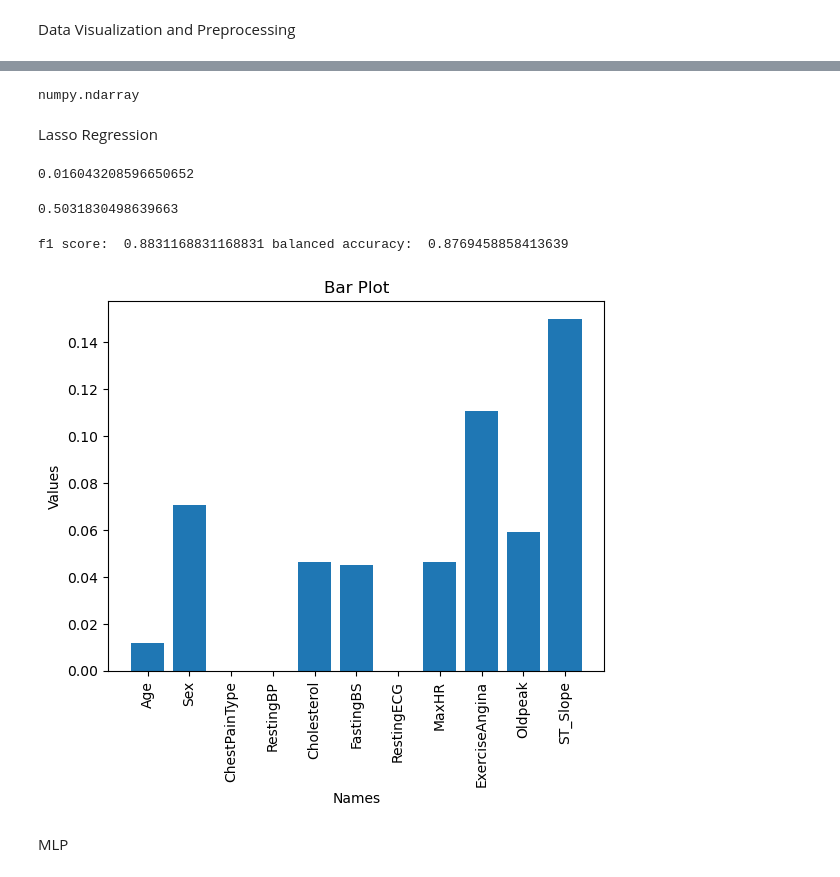
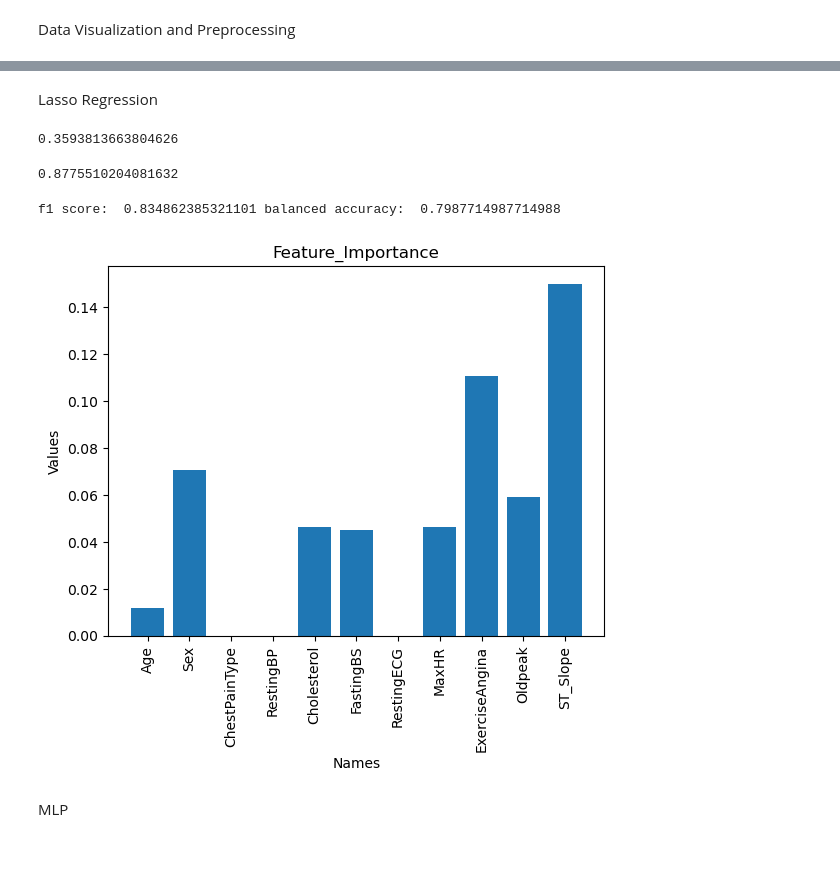
Before and after one commit to zytros/FS24, a Jupyter notebook: ML4HC/Project1/heart_failure.ipynb, the cells around one changed output, grey strips where cells are left out. Cells and saved outputs as stored; diff of their text form; code cells hidden in the pictures.

```diff
--- a/ML4HC/Project1/heart_failure.ipynb
+++ b/ML4HC/Project1/heart_failure.ipynb
@@ -16,4 +15,6 @@ Using `tqdm.autonotebook.tqdm` in notebook mode. Use `tqdm.tqdm` instead to forc
 [interactive output not drawn]
 # %%
-df = pd.read_csv('heart_failure/train_val_split.csv')
-df
+df_train_val = pd.read_csv('heart_failure/train_val_split.csv')
+df_test = pd.read_csv('heart_failure/test_split.csv')
+
+df = pd.concat([df_train_val, df_test], axis=0)
@@ -120,6 +208,21 @@ Data Visualization and Preprocessing
 # %%
+'''df_train_val['Sex'] = pd.factorize(df_train_val['Sex'])[0]
+df_train_val['ChestPainType'] = pd.factorize(df_train_val['ChestPainType'])[0]
+df_train_val['RestingECG'] = pd.factorize(df_train_val['RestingECG'])[0]
+df_train_val['ExerciseAngina'] = pd.factorize(df_train_val['ExerciseAngina'])[0]
+df_train_val['ST_Slope'] = pd.factorize(df_train_val['ST_Slope'])[0]
+
+df_test['Sex'] = pd.factorize(df_test['Sex'])[0]
+df_test['ChestPainType'] = pd.factorize(df_test['ChestPainType'])[0]
+df_test['RestingECG'] = pd.factorize(df_test['RestingECG'])[0]
+df_test['ExerciseAngina'] = pd.factorize(df_test['ExerciseAngina'])[0]
+df_test['ST_Slope'] = pd.factorize(df_test['ST_Slope'])[0]'''
+
 df['Sex'] = pd.factorize(df['Sex'])[0]
 df['ChestPainType'] = pd.factorize(df['ChestPainType'])[0]
 df['RestingECG'] = pd.factorize(df['RestingECG'])[0]
 df['ExerciseAngina'] = pd.factorize(df['ExerciseAngina'])[0]
 df['ST_Slope'] = pd.factorize(df['ST_Slope'])[0]
+
+df_train_val = df[:df_train_val.shape[0]]
+df_test = df[df_train_val.shape[0]:]
@@ -159,12 +229,12 @@ for col in categorical:
 # %%
-X = df.drop(columns=['HeartDisease']).values
-y = df['HeartDisease'].values
+X = df_train_val.drop(columns=['HeartDisease']).values
+X_test = df_test.drop(columns=['HeartDisease']).values
+y = df_train_val['HeartDisease'].values
+y_test = df_test['HeartDisease'].values
 X_st = standardize_data(X)
+X_test = standardize_data(X_test)
 #print(X_st)
-X_train, X_test, y_train, y_test = train_test_split(X_st, y, test_size=0.2, random_state=42)
-type(X_train)
+X_train, X_val, y_train, y_val = train_test_split(X_st, y, test_size=0.2, random_state=42)
-# %% [output]
-numpy.ndarray
 # %% [markdown]
 Lasso Regression
 # %%
@@ -172,22 +243,22 @@ reg = LassoCV(cv=5, random_state=0, max_iter=10000).fit(X_train, y_train)
-# %%
-reg.alpha_
-# %% [output]
-0.016043208596650652
-# %%
-reg.score(X_test, y_test)
-# %% [output]
-0.5031830498639663
+# %%
+logreg.C_[0]
+# %% [output]
+0.3593813663804626
+# %%
+logreg.score(X_val, y_val)
+# %% [output]
+0.8775510204081632
 # %%
-pred = reg.predict(X_test).round()
+pred = logreg.predict(X_test).round()
 f1Score = f1_score(y_test, pred)
 bAccuracy = balanced_accuracy_score(y_test, pred)
 print('f1 score: ', f1Score, 'balanced accuracy: ', bAccuracy)
 # %% [output]
-f1 score:  0.8831168831168831 balanced accuracy:  0.8769458858413639
+f1 score:  0.834862385321101 balanced accuracy:  0.7987714987714988
 # %%
-create_bar_plot(df.columns[0:11], np.abs(reg.coef_))
+create_bar_plot(df_train_val.columns[0:11], np.abs(reg.coef_), title='Feature_Importance')
 # %% [output]
-[figure, old version]
+[figure, new version]
 # %% [markdown]
 MLP
 # %%
```
Also changed, not shown: parts of 22 cells of this notebook, 13 other files.
